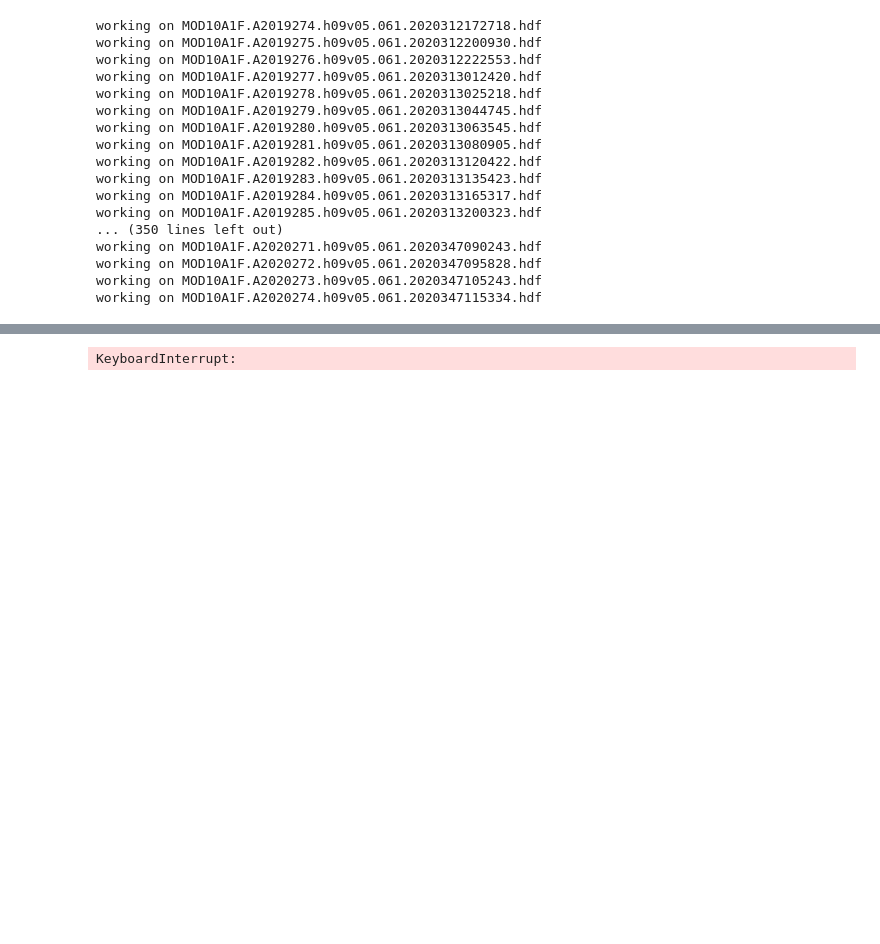
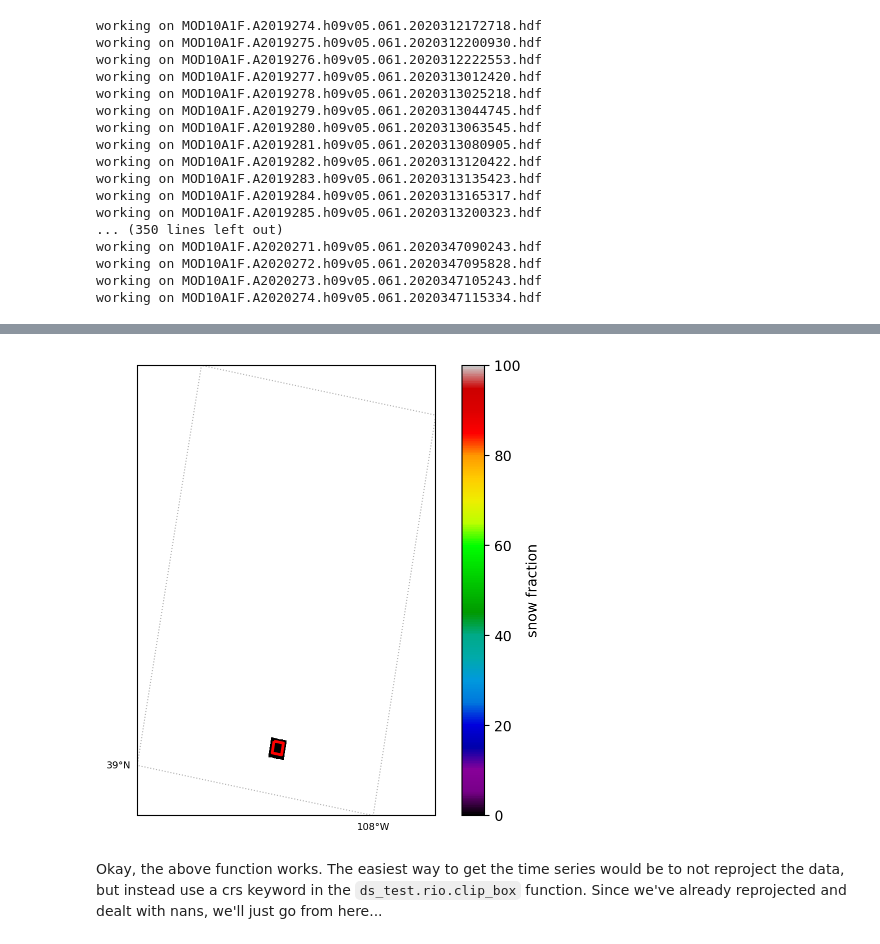
Before and after one commit to snowex-hackweek/snowmelt-timing-2024, a Jupyter notebook: contributors/lexi/modis.ipynb, the cells around one changed output, grey strips where cells are left out. Cells and saved outputs as stored; diff of their text form; code cells hidden in the pictures; blank space fills up the shorter version.

Commit message:
made time series

```diff
--- a/contributors/lexi/modis.ipynb
+++ b/contributors/lexi/modis.ipynb
@@ -477,13 +508,52 @@ fname
+# %%
+minx, miny, maxx,maxy = sample_area.bounds
+ds_test = ds_test.rio.write_crs("EPSG:4326")
+ds_crop_test = ds_test.rio.clip_box(minx, miny, maxx, maxy)
+# %%
+fig = plt.figure(layout = 'constrained')
+
+# Format the geoaxes
+map_extent = [-108.5, -108, 39, 39.5]
+proj = ccrs.Orthographic(-90, 30)
+ax = fig.add_subplot(1, 1, 1, projection=proj)
+ax.set_extent(map_extent)
+
+# Add gridlines
+gl = ax.gridlines(crs=ccrs.PlateCarree(), draw_labels=False,  color='gray', linestyle = ':', alpha=0.6)
+gl.xlocator = mticker.FixedLocator(np.linspace(-109, -107, 5))
+gl.ylocator = mticker.FixedLocator(np.linspace(38, 40, 5))
+gl.right_labels = False
+gl.top_labels = False
+gl.bottom_labels = True
+gl.left_labels = True
+gl.xlabel_style = {'size': 'x-small'}
+gl.ylabel_style = {'size': 'x-small'}
+
+# Plot the image data
+cm = plt.pcolormesh(ds_crop_test['x'], ds_crop_test['y'], ds_crop_test['snow_cover_0-100'][0, :, :],
+                    vmin = 0, vmax = 100, cmap = 'nipy_spectral', transform = ccrs.PlateCarree())
+plt.colorbar(cm, label = 'snow fraction')
+
+# Plot the grandmesa shapefile
+sample_area_gdf.plot(ax=ax, edgecolor='red', lw = 2, facecolor='none', zorder = 12, transform = ccrs.PlateCarree())
+
+plt.show()
+# %% [output]
+[figure, added]
+# %% [markdown]
+Okay, the above function works. The easiest way to get the time series would be to not reproject the data, but instead use a crs keyword in the `ds_test.rio.clip_box` function. Since we've already reprojected and dealt with nans, we'll just go from here...
 # %%
 means = []
 filenames = sorted(glob.glob(os.path.join('ts_data_preprocessed', '*_cover.nc')))
 for fname in filenames:
     ds = xr.load_dataset(fname, engine = 'rasterio')
-    mean_val = mean_snow_cover_in_sample_area(ds, polygon)
+    ds = ds.rio.write_crs("EPSG:4326")
+    ds_crop = ds.rio.clip_box(minx, miny, maxx, maxy)
+    snow_data = np.where(ds_crop['snow_cover_0-100'] < 0, np.nan, ds_crop['snow_cover_0-100'])# nans are -999 so we will make these actual nans
+    mean_val = np.nanmean(snow_data) # take the mean
     means.append(mean_val)
     ds.close()
+    ds_crop.close()
-# %% [output]
-KeyboardInterrupt:
 # %%
 means = np.array(means)
 np.save('mean_snow_cover_from_modis_2020WY.npy', means)
```
Also changed, not shown: parts of 4 cells of this notebook.
